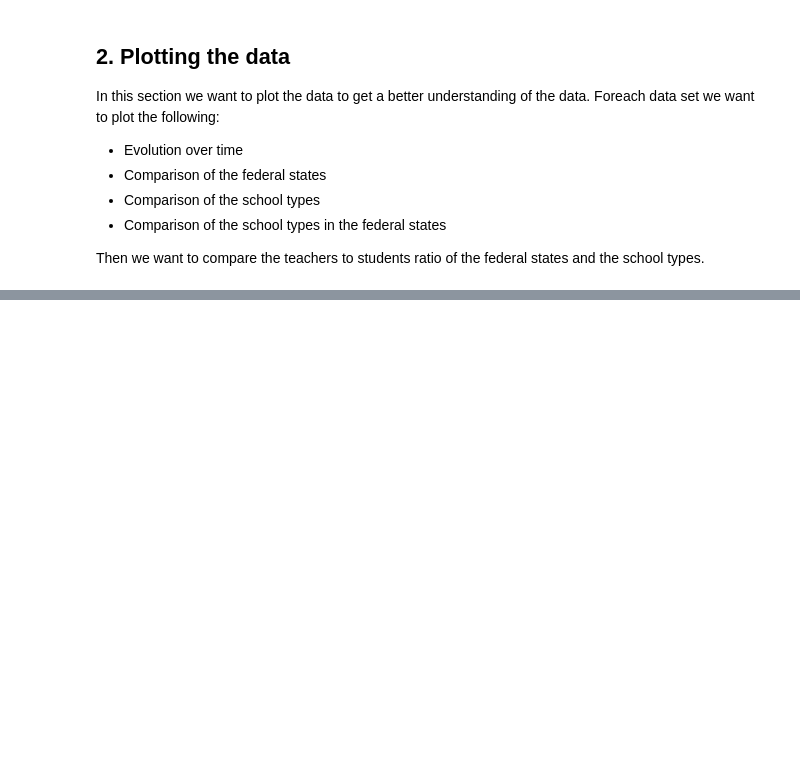
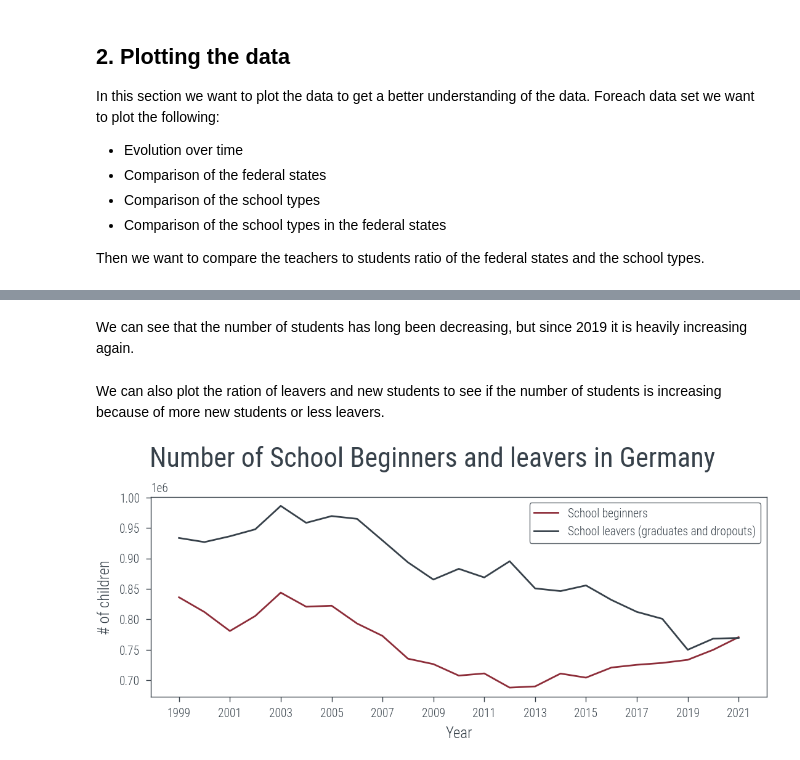
Before and after one commit to KarylReyne/DataLiteracyWS23, a Jupyter notebook: exp/TF-005-TeachersToChildren.ipynb, the cells around one changed output, grey strips where cells are left out. Saved outputs shown, nothing was run; the diff lists cells and outputs as text; code cells hidden in the pictures; blank space fills up the shorter version.

```diff
--- a/exp/TF-005-TeachersToChildren.ipynb
+++ b/exp/TF-005-TeachersToChildren.ipynb
@@ -216,0 +291,30 @@ Then we want to compare the teachers to students ratio of the federal states and
+# %% [markdown]
+We can see that the number of students has long been decreasing, but since 2019 it is heavily increasing again.
+# %% [markdown]
+We can also plot the ration of leavers and new students to see if the number of students is increasing because of more new students or less leavers.
+# %%
+# Plot the data
+fig, ax = plt.subplots(1, 1)
+
+aggregated = students_per_state.groupby(["Year", "Gender", "Type"]).apply(lambda x: x["Students"].sum()).reset_index()
+aggregated = aggregated[aggregated["Year"] >= 1999].loc[aggregated["Year"] <= 2021]
+aggregated.rename(columns={0: "Students"}, inplace=True)
+
+all = aggregated.loc[aggregated["Gender"] == "all"]
+# Drop year 2022 because it is incomplete
+
+ax.plot(all[all["Type"] == "School beginners"]["Year"], all[all["Type"] == "School beginners"]["Students"])
+ax.plot(all[all["Type"] == "School leavers (graduates and dropouts)"]["Year"], all[all["Type"] == "School leavers (graduates and dropouts)"]["Students"])
+
+
+ax.set_xlabel("Year")
+ax.set_ylabel("# of children")
+ax.set_xticks(np.arange(all["Year"].min(), all["Year"].max() + 1, 2))
+ax.legend(["School beginners", "School leavers (graduates and dropouts)"])
+
+# Other settings
+fig.suptitle("Number of School Beginners and leavers in Germany", fontsize=16)
+
+plt.show()
+# %% [output]
+[figure, added]
```
Also changed, not shown: parts of 13 cells of this notebook, 3 other files.
